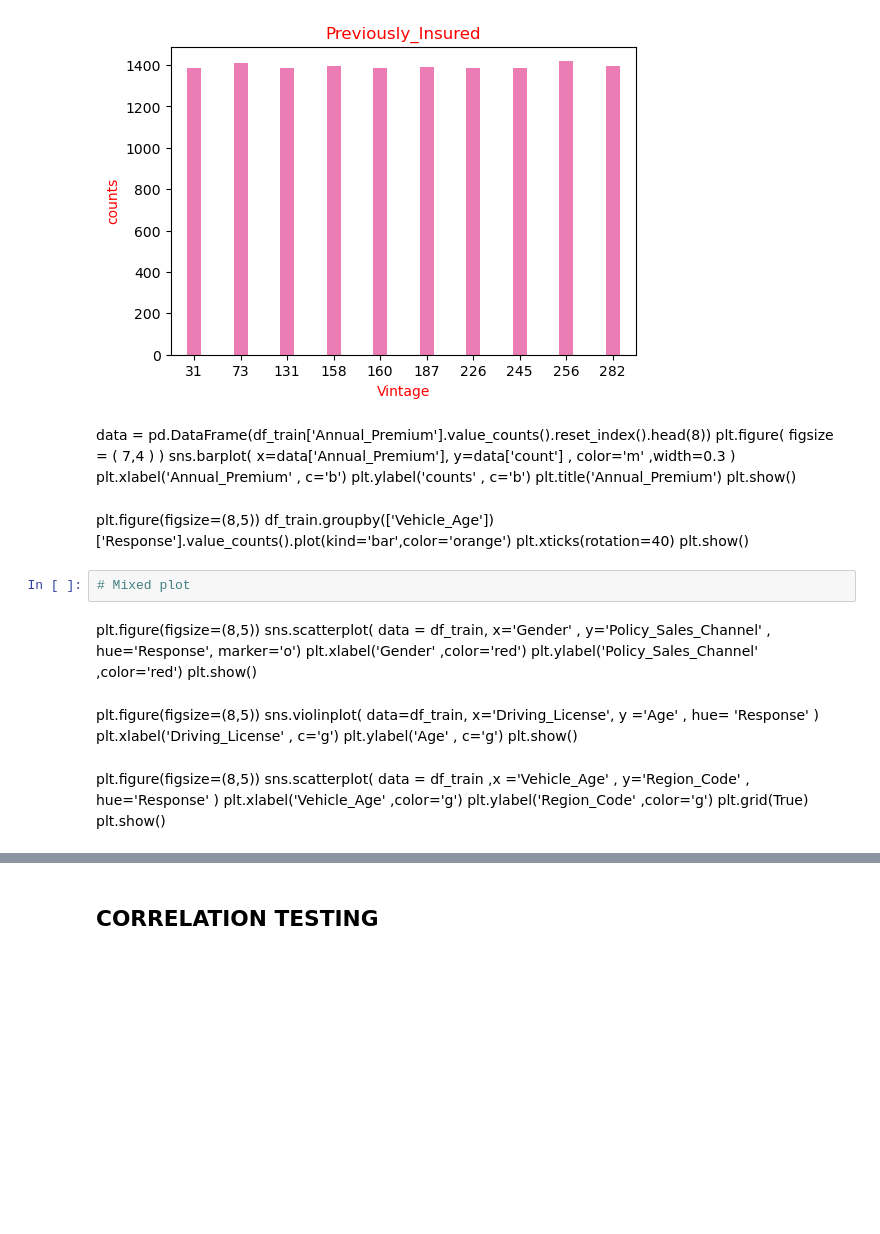
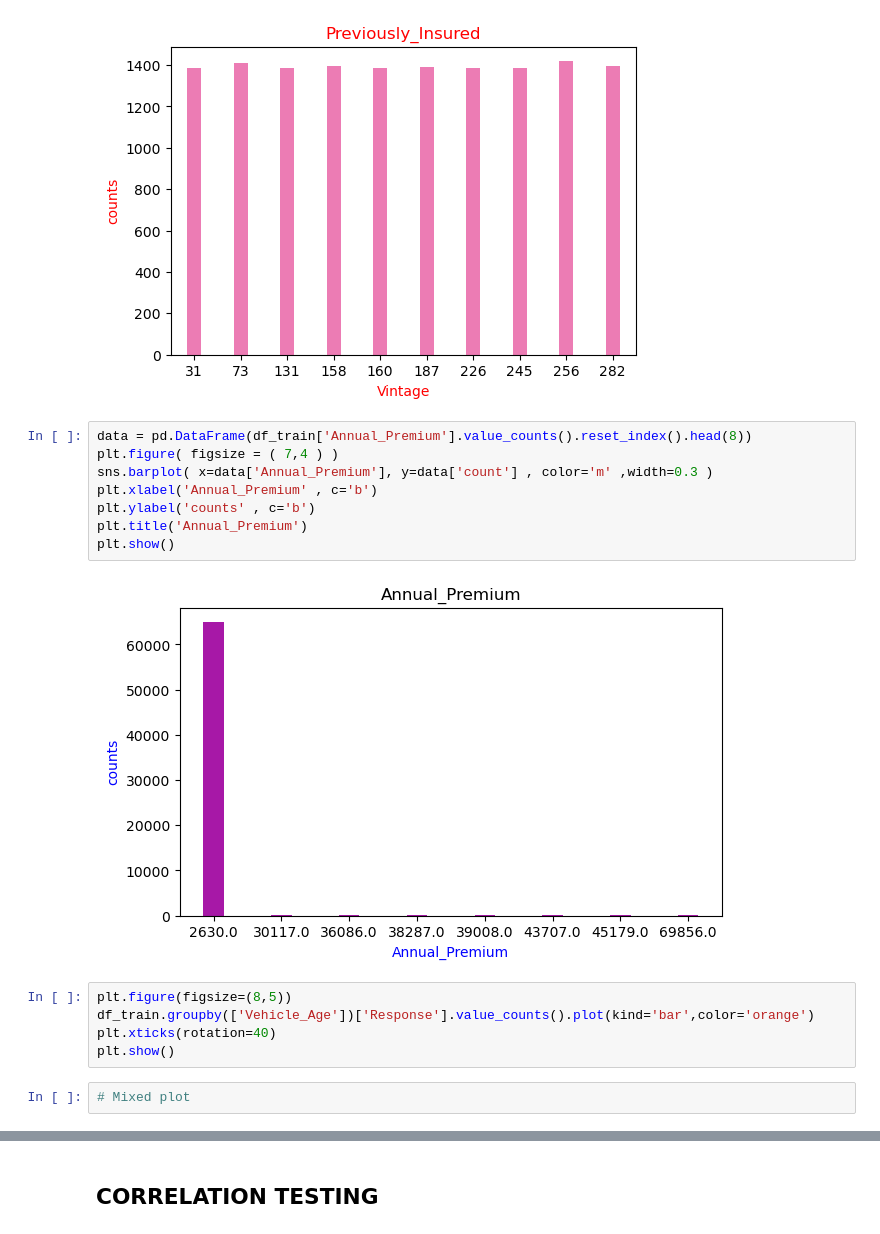
Before and after one commit to KALAIYARASANT/hackathon_kalai_1, a Jupyter notebook: Hackathon_kalai.ipynb, the cells around one changed output, grey strips where cells are left out. Saved outputs shown, nothing was run; the diff lists cells and outputs as text; blank space fills up the shorter version.

```diff
--- a/Hackathon_kalai.ipynb
+++ b/Hackathon_kalai.ipynb
@@ -575,37 +580,20 @@ plt.title('Previously_Insured', c='r')
 plt.show()
 # %% [output]
 [figure]
-# %% [markdown]
-data = pd.DataFrame(df_train['Annual_Premium'].value_counts().reset_index().head(8))
-plt.figure( figsize = ( 7,4 ) )
-sns.barplot( x=data['Annual_Premium'], y=data['count'] , color='m' ,width=0.3 )
-plt.xlabel('Annual_Premium' , c='b')
-plt.ylabel('counts' , c='b')
-plt.title('Annual_Premium')
-plt.show()
-# %% [markdown]
-plt.figure(figsize=(8,5))
-df_train.groupby(['Vehicle_Age'])['Response'].value_counts().plot(kind='bar',color='orange')
-plt.xticks(rotation=40)
-plt.show()
+# %%
+data = pd.DataFrame(df_train['Annual_Premium'].value_counts().reset_index().head(8))
+plt.figure( figsize = ( 7,4 ) )
+sns.barplot( x=data['Annual_Premium'], y=data['count'] , color='m' ,width=0.3 )
+plt.xlabel('Annual_Premium' , c='b')
+plt.ylabel('counts' , c='b')
+plt.title('Annual_Premium')
+plt.show()
+# %% [output]
+[figure, added]
+# %%
+plt.figure(figsize=(8,5))
+df_train.groupby(['Vehicle_Age'])['Response'].value_counts().plot(kind='bar',color='orange')
+plt.xticks(rotation=40)
+plt.show()
 # %%
 # Mixed plot
-# %% [markdown]
-plt.figure(figsize=(8,5))
-sns.scatterplot( data = df_train, x='Gender' , y='Policy_Sales_Channel' , hue='Response', marker='o')
-plt.xlabel('Gender' ,color='red')
-plt.ylabel('Policy_Sales_Channel' ,color='red')
-plt.show()
-# %% [markdown]
-plt.figure(figsize=(8,5))
-sns.violinplot( data=df_train,  x='Driving_License', y ='Age' , hue= 'Response' )
-plt.xlabel('Driving_License' , c='g')
-plt.ylabel('Age' , c='g')
-plt.show()
-# %% [markdown]
-plt.figure(figsize=(8,5))
-sns.scatterplot( data = df_train ,x ='Vehicle_Age' , y='Region_Code' , hue='Response' )
-plt.xlabel('Vehicle_Age' ,color='g')
-plt.ylabel('Region_Code' ,color='g')
-plt.grid(True)
-plt.show()
```
Also changed, not shown: parts of 45 cells of this notebook, 1 other file.
